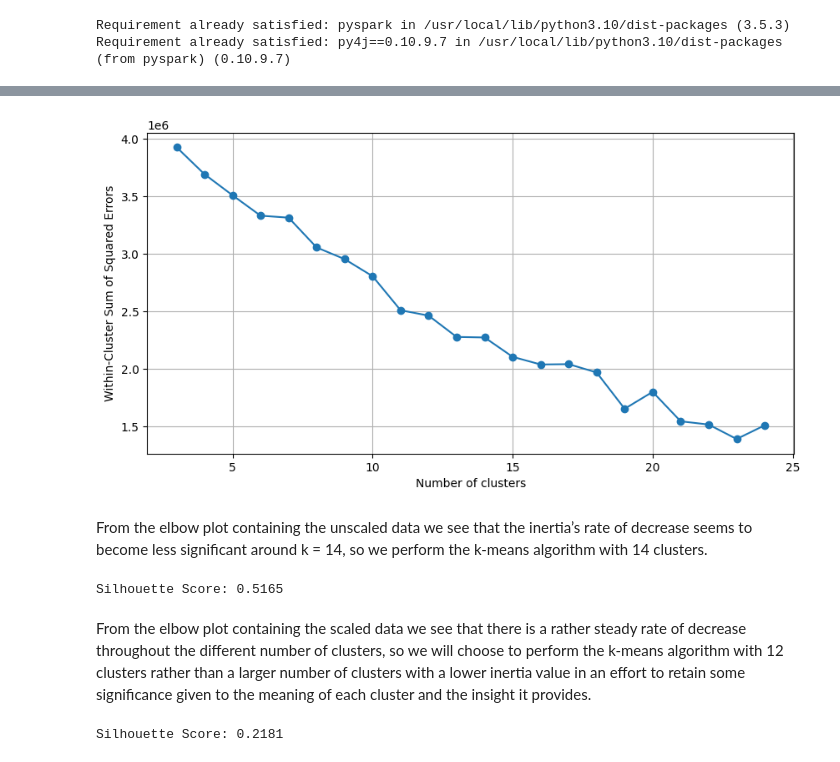
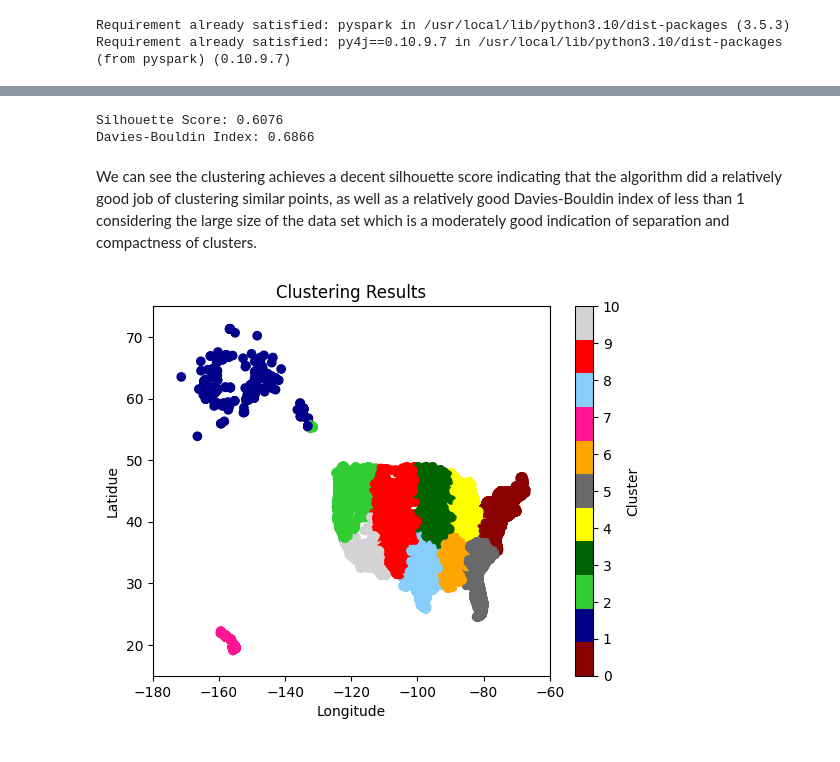
Before and after one commit to bharath03-a/Gun-Violence-Incidents, a Jupyter notebook: notebooks/04_cluster_analysis.ipynb, the cells around one changed output, grey strips where cells are left out. Cells and saved outputs as stored; diff of their text form; code cells hidden in the pictures.

```diff
--- a/notebooks/04_cluster_analysis.ipynb
+++ b/notebooks/04_cluster_analysis.ipynb
@@ -116,6 +133,0 @@ optimal_clusters(all_variables_df)
-# %%
-optimal_clusters_scaled(scaled_df)
-# %% [output]
-[figure, removed]
-# %% [markdown]
-From the elbow plot containing the unscaled data we see that the inertia’s rate of decrease seems to become less significant around k = 14, so we perform the k-means algorithm with 14 clusters.
@@ -122,32 +140,49 @@ From the elbow plot containing the unscaled data we see that the inertia’s rat
 # %%
-# Evaluating the unscaled data
 # Perform KMeans Clustering
-kmeans = KMeans(featuresCol = 'features', k = 14, seed = 42)
-model = kmeans.fit(all_variables_df)
+kmeans = KMeans(featuresCol = 'features', k = 11, seed = 42)
+model = kmeans.fit(kmeans_df)
 
 # Make predictions
-predictions = model.transform(all_variables_df)
+predictions = model.transform(kmeans_df)
 
-# Evaluate the clustering with the Silhoutte score
+# Evaluate the clustering with the Silhouette score
 evaluator = ClusteringEvaluator(predictionCol='prediction', featuresCol='features', metricName='silhouette', distanceMeasure='squaredEuclidean')
 silhouette = evaluator.evaluate(predictions)
 print('Silhouette Score: {:.4f}'.format(silhouette))
+
+# Evaluate the clustering with the Davies-Bouldin Index
+dbi_X = predictions.select(['n_killed', 'n_injured', 'latitude', 'longitude']).toPandas().values.tolist()
+dbi_labels = predictions.select('prediction').rdd.flatMap(lambda x: x).collect()
+dbi = davies_bouldin_score(dbi_X, dbi_labels)
+print('Davies-Bouldin Index: {:.4f}'.format(dbi))
 # %% [output]
-Silhouette Score: 0.5165
+Silhouette Score: 0.6076
+Davies-Bouldin Index: 0.6866
-# %% [markdown]
-From the elbow plot containing the scaled data we see that there is a rather steady rate of decrease throughout the different number of clusters, so we will choose to perform the k-means algorithm with 12 clusters rather than a larger number of clusters with a lower inertia value in an effort to retain some significance given to the meaning of each cluster and the insight it provides.
-# %%
-# Evaluating scaled data
-# Perform KMeans Clustering
-kmeans = KMeans(featuresCol = 'scaled_features', k = 12, seed = 42)
-model = kmeans.fit(scaled_df)
-
-# Make predictions
-predictions = model.transform(scaled_df)
-
-# Evaluate the clustering with the Silhoutte score
-evaluator = ClusteringEvaluator(predictionCol='prediction', featuresCol='scaled_features', metricName='silhouette', distanceMeasure='squaredEuclidean')
-silhouette = evaluator.evaluate(predictions)
-print('Silhouette Score: {:.4f}'.format(silhouette))
-# %% [output]
-Silhouette Score: 0.2181
+# %% [markdown]
+We can see the clustering achieves a decent silhouette score indicating that the algorithm did a relatively good job of clustering similar points, as well as a relatively good Davies-Bouldin index of less than 1 considering the large size of the data set which is a moderately good indication of separation and compactness of clusters.
+# %%
+# Convert the data to Pandas for plotting
+predictions_pd = predictions.select('prediction').toPandas()
+predicted_labels = predictions_pd['prediction'].values
+lat_pd = predictions.select('latitude').toPandas()
+long_pd = predictions.select('longitude').toPandas()
+labels = np.unique(predicted_labels)
+
+# Plot clustering results
+fig = plt.figure(1)
+
+colors = ['darkred', 'darkblue', 'limegreen', 'darkgreen','yellow', 'dimgrey', 'orange', 'deeppink', 'lightskyblue', 'red', 'lightgrey']
+cmap = ListedColormap(colors[:len(labels)])
+
+scatter = plt.scatter(long_pd, lat_pd, c=predicted_labels, cmap = cmap)
+#plt.grid()
+plt.ylim(15,75)
+plt.xlim(-180,-60)
+plt.xlabel('Longitude')
+plt.ylabel('Latidue')
+plt.title('Clustering Results')
+colorbar = plt.colorbar(scatter, ticks = labels)
+colorbar.set_label('Cluster')
+plt.show()
+# %% [output]
+[figure, added]
```
Also changed, not shown: parts of 62 cells of this notebook.
